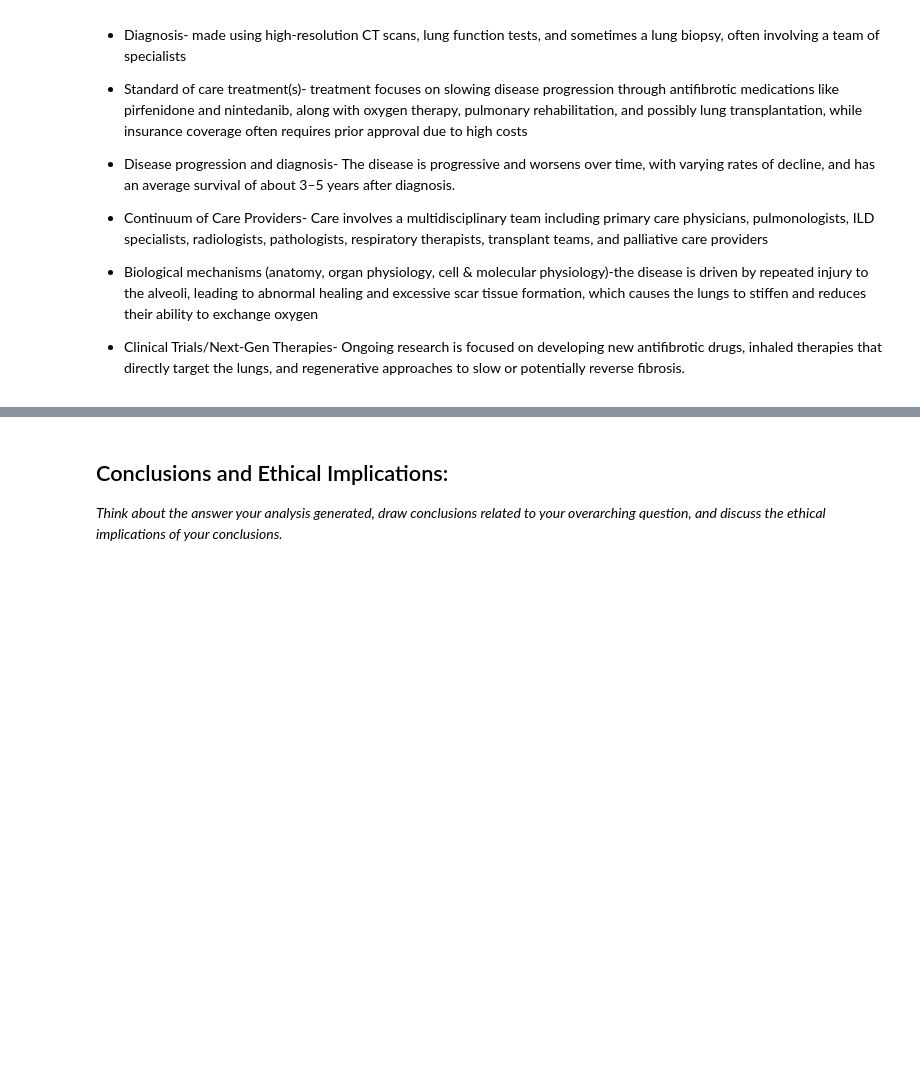
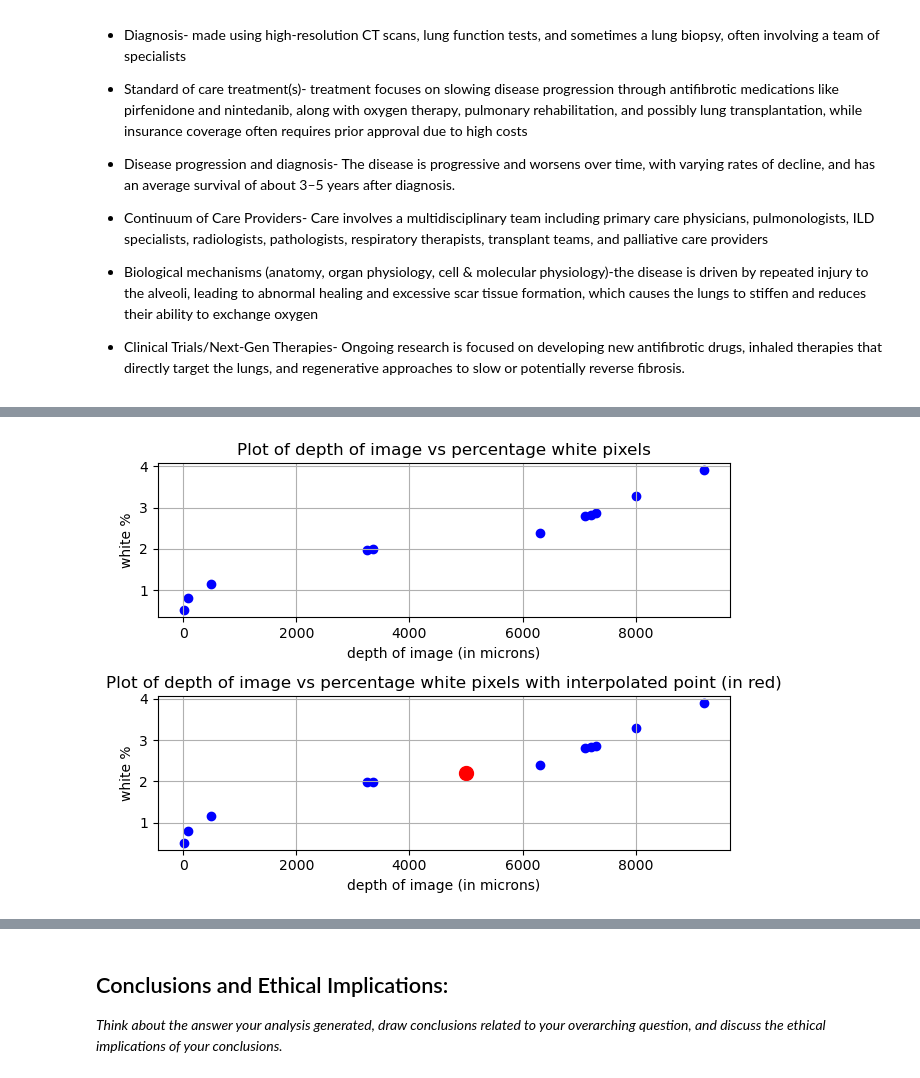
Before and after one commit to megansullivan19/Sullivan-Hayden-Module-3-Fibrosis, a Jupyter notebook: Sullivan-Hayden-Module-3.ipynb, the cells around one changed output, grey strips where cells are left out. Drawn from its saved outputs; the diff is of its cells as text; code cells hidden in the pictures; blank space fills up the shorter version.

```diff
--- a/Sullivan-Hayden-Module-3.ipynb
+++ b/Sullivan-Hayden-Module-3.ipynb
@@ -73,21 +141,88 @@ Counts of pixel by color in each image
 # %%
-# IMPROVEMENT: Use zip() instead of range(len(...)) indexing
-# This makes the loop cleaner and avoids unnecessary indexing.
+# Interpolate a point: given a depth, find the corresponding white pixel percentage
+from scipy.interpolate import interp1d # Importing the interpolation function from scipy
+import matplotlib.pyplot as plt # Importing matplotlib for plotting
+interpolate_depth = float(input(colored(
+    "Enter the depth at which you want to interpolate a point (in microns): ", "yellow")))
 
-for filename, depth in zip(filenames, depths): # Loop through each filename and corresponding depth
+x = depths
+y = white_percents
 
-    # Load image in grayscale
-    img = cv2.imread(filename, 0)
+# You can also use 'quadratic', 'cubic', etc.
+i = interp1d(x, y, kind='linear', fill_value="extrapolate") # Create the interpolation function based on the original data points
+interpolate_point = i(interpolate_depth) # Use the interpolation function to find the corresponding white pixel percentage for the given depth
+print(colored(
+    f'The interpolated point is at the x-coordinate {interpolate_depth} and y-coordinate {interpolate_point}.', "green"))
 
-    # Convert to binary
-    _, binary = cv2.threshold(img, 127, 255, cv2.THRESH_BINARY)
+depths_i = depths[:] # Create a copy of the original depths list to include the interpolated point
+depths_i.append(interpolate_depth) # Append the interpolated depth to the list of depths
+white_percents_i = white_percents[:] # Create a copy of the original white percentages list to include the interpolated point
+white_percents_i.append(interpolate_point) # Append the interpolated white pixel percentage to the list of white percentages
 
-    # Count pixels
-    # IMPROVEMENT: Process each image immediately instead of storing all images first
-    white = np.sum(binary == 255)
-    black = np.sum(binary == 0)
-    # IMPROVEMENT: Compute total once instead of repeating calculation
-    total = white + black
 
-    white_percent = 100 * white / total
-    white_percents.append(white_percent)
+# make two plots: one that doesn't contain the interpolated point, just the data calculated from your images, and one that also contains the interpolated point (shown in red)
+fig, axs = plt.subplots(2, 1)
+
+axs[0].scatter(depths, white_percents, marker='o', linestyle='-', color='blue') # Plot the original data points without the interpolated point
+axs[0].set_title('Plot of depth of image vs percentage white pixels')
+axs[0].set_xlabel('depth of image (in microns)')
+axs[0].set_ylabel('white %')
+axs[0].grid(True) # Add grid for better visibility
+
+
+axs[1].scatter(depths_i, white_percents_i, marker='o',
+               linestyle='-', color='blue') # Plot the original data points along with the interpolated point
+axs[1].set_title(
+    'Plot of depth of image vs percentage white pixels with interpolated point (in red)')
+axs[1].set_xlabel('depth of image (in microns)')
+axs[1].set_ylabel('white %')
+axs[1].grid(True)
+axs[1].scatter(depths_i[len(depths_i)-1], white_percents_i[len(white_percents_i)-1],
+               color='red', s=100, label='Highlighted point') # Highlight the interpolated point in red
+
+
+# Adjust layout to prevent overlap
+plt.tight_layout()
+plt.show()
+
+#QUADRATIC INTERPOLATION
+x = depths
+y = white_percents
+
+# You can also use 'quadratic', 'cubic', etc.
+i = interp1d(x, y, kind='quadratic', fill_value="extrapolate") # Create the interpolation function based on the original data points
+interpolate_point = i(interpolate_depth) # Use the interpolation function to find the corresponding white pixel percentage for the given depth
+print(colored(
+    f'The interpolated point is at the x-coordinate {interpolate_depth} and y-coordinate {interpolate_point}.', "green"))
+
+depths_i = depths[:] # Create a copy of the original depths list to include the interpolated point
+depths_i.append(interpolate_depth) # Append the interpolated depth to the list of depths
+white_percents_i = white_percents[:] # Create a copy of the original white percentages list to include the interpolated point
+white_percents_i.append(interpolate_point) # Append the interpolated white pixel percentage to the list of white percentages
+
+
+# make two plots: one that doesn't contain the interpolated point, just the data calculated from your images, and one that also contains the interpolated point (shown in red)
+fig, axs = plt.subplots(2, 1)
+
+axs[0].scatter(depths, white_percents, marker='o', linestyle='-', color='blue') # Plot the original data points without the interpolated point
+axs[0].set_title('Plot of depth of image vs percentage white pixels')
+axs[0].set_xlabel('depth of image (in microns)')
+axs[0].set_ylabel('white %')
+axs[0].grid(True) # Add grid for better visibility
+
+
+axs[1].scatter(depths_i, white_percents_i, marker='o',
+               linestyle='-', color='blue') # Plot the original data points along with the interpolated point
+axs[1].set_title(
+    'Plot of depth of image vs percentage white pixels with interpolated point (in red)')
+axs[1].set_xlabel('depth of image (in microns)')
+axs[1].set_ylabel('white %')
+axs[1].grid(True)
+axs[1].scatter(depths_i[len(depths_i)-1], white_percents_i[len(white_percents_i)-1],
+               color='red', s=100, label='Highlighted point') # Highlight the interpolated point in red
+
+
+# Adjust layout to prevent overlap
+plt.tight_layout()
+plt.show()
+# %% [output]
@@ -93,0 +230 @@ for filename, depth in zip(filenames, depths): # Loop through each filename and
+[figure, added]
```
Also changed, not shown: parts of 13 cells of this notebook, 1 other file.
